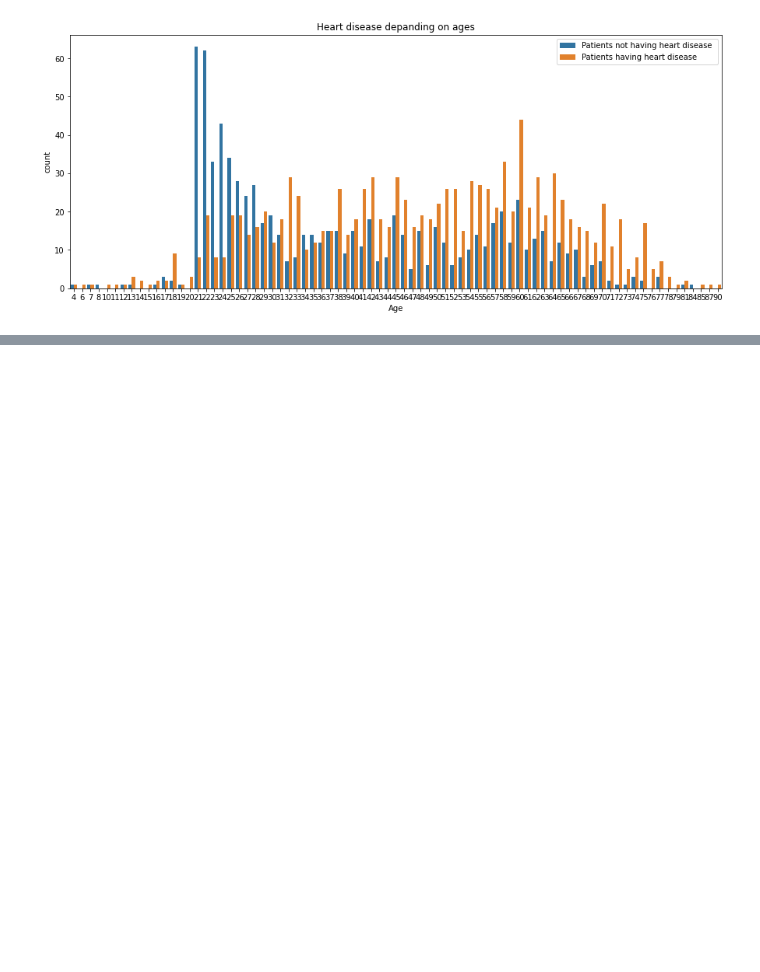
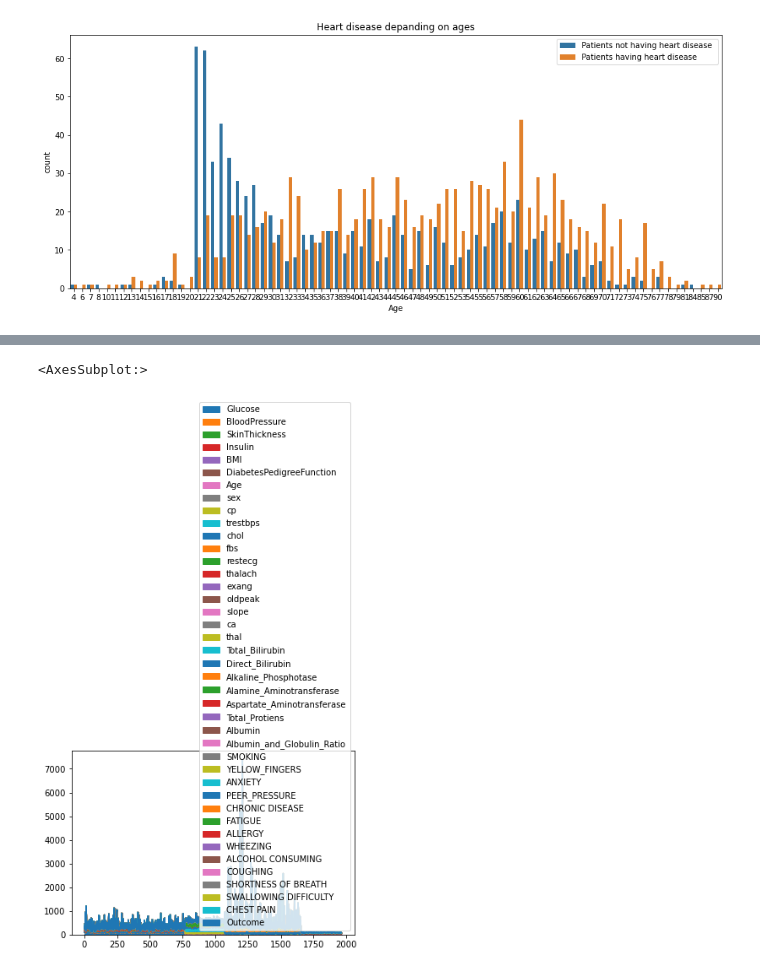
Before and after one commit to SIDDHU2016/diabetes, a Jupyter notebook: Untitled2.ipynb, the cells around one changed output, grey strips where cells are left out. Saved outputs shown, nothing was run; the diff lists cells and outputs as text; code cells hidden in the pictures; blank space fills up the shorter version.

```diff
--- a/Untitled2.ipynb
+++ b/Untitled2.ipynb
@@ -692,0 +696,5 @@ df..plot.box()
+# %%
+data.plot.area()
+# %% [output]
+<AxesSubplot:>
+[figure, added]
```
Also changed, not shown: parts of 2 cells of this notebook.
